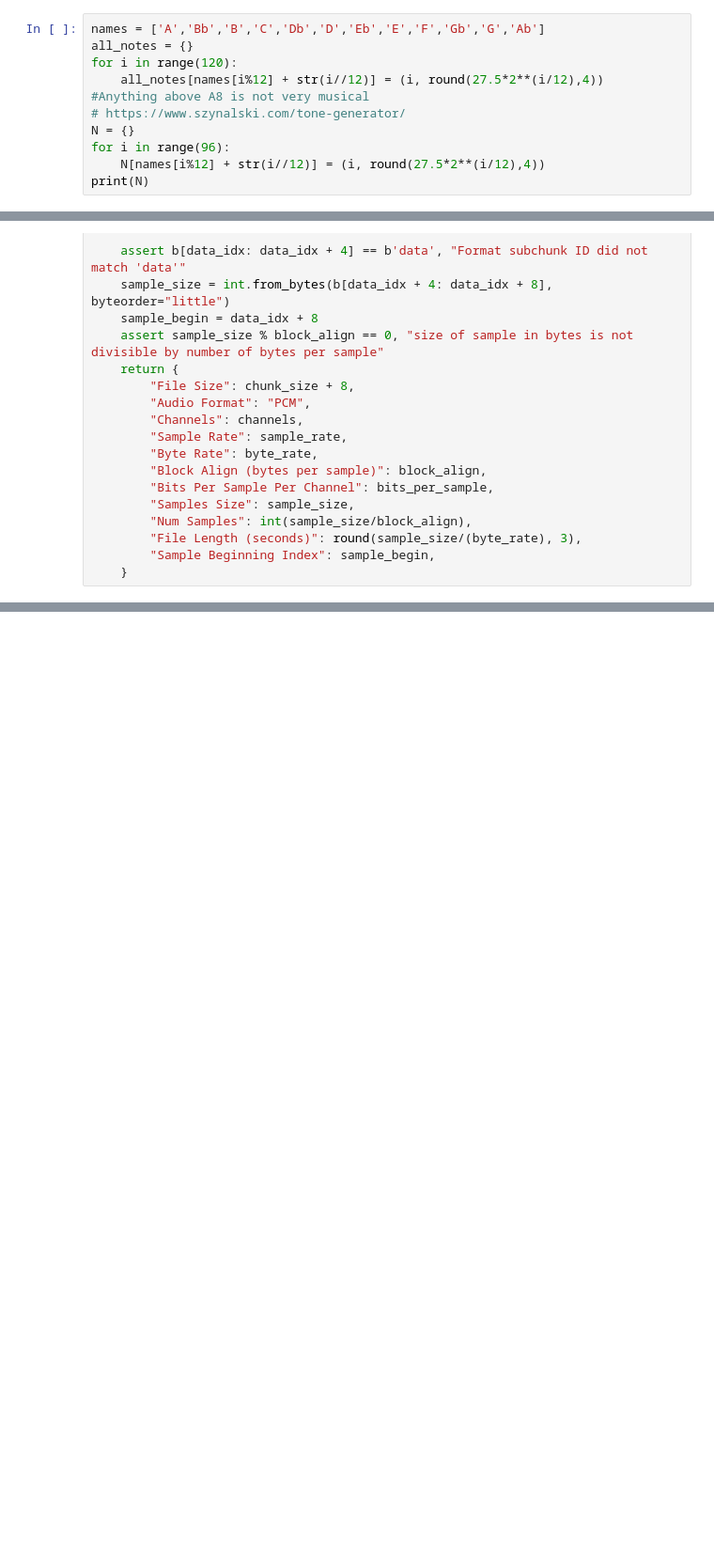
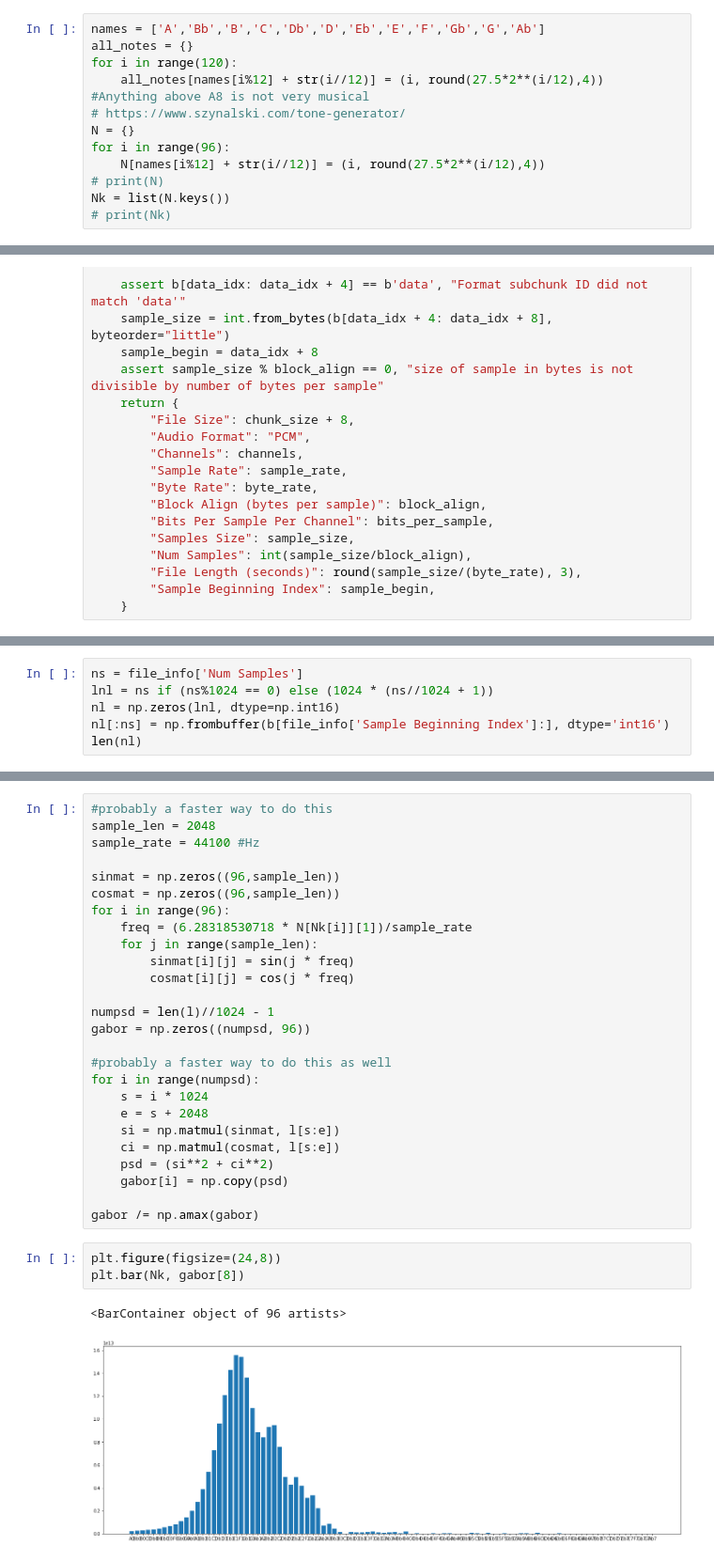
Before and after one commit to amanj120/wav_work, a Jupyter notebook: test.ipynb, the cells around one changed output, grey strips where cells are left out. Shown at 94% size. Saved outputs shown, nothing was run; the diff lists cells and outputs as text; blank space fills up the shorter version.

```diff
--- a/test.ipynb
+++ b/test.ipynb
@@ -12,4 +12,6 @@ for i in range(120):
 N = {}
 for i in range(96):
     N[names[i%12] + str(i//12)] = (i, round(27.5*2**(i/12),4))
-print(N)
+# print(N)
+Nk = list(N.keys())
+# print(Nk)
@@ -204,0 +186,6 @@ l[0:2048]
+# %%
+ns = file_info['Num Samples']
+lnl = ns if (ns%1024 == 0) else (1024 * (ns//1024 + 1))
+nl = np.zeros(lnl, dtype=np.int16)
+nl[:ns] = np.frombuffer(b[file_info['Sample Beginning Index']:], dtype='int16')
+len(nl)
@@ -212,0 +220,32 @@ plt.plot(ifft)
+# %%
+#probably a faster way to do this
+sample_len = 2048
+sample_rate = 44100 #Hz
+
+sinmat = np.zeros((96,sample_len))
+cosmat = np.zeros((96,sample_len))
+for i in range(96):
+    freq = (6.28318530718 * N[Nk[i]][1])/sample_rate
+    for j in range(sample_len):
+        sinmat[i][j] = sin(j * freq)
+        cosmat[i][j] = cos(j * freq)
+
+numpsd = len(l)//1024 - 1
+gabor = np.zeros((numpsd, 96))
+
+#probably a faster way to do this as well
+for i in range(numpsd):
+    s = i * 1024
+    e = s + 2048
+    si = np.matmul(sinmat, l[s:e])
+    ci = np.matmul(cosmat, l[s:e])
+    psd = (si**2 + ci**2)
+    gabor[i] = np.copy(psd)
+
+gabor /= np.amax(gabor)
+# %%
+plt.figure(figsize=(24,8))
+plt.bar(Nk, gabor[8])
+# %% [output]
+<BarContainer object of 96 artists>
+[figure, added]
```
Also changed, not shown: parts of 17 cells of this notebook, 2 other files.
